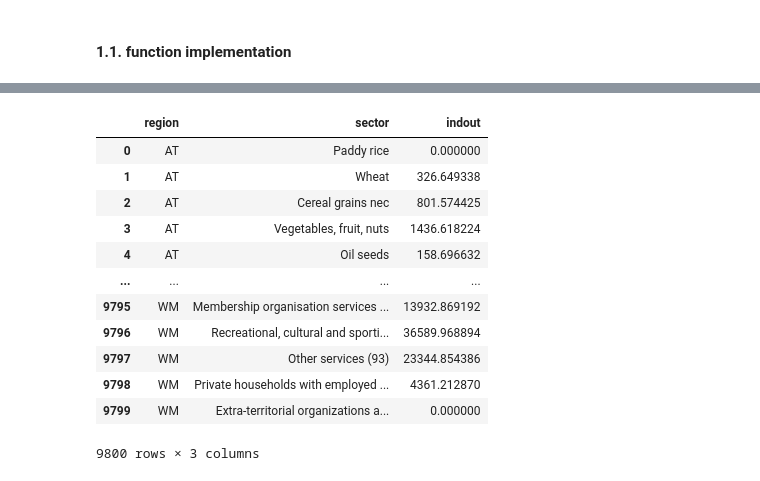
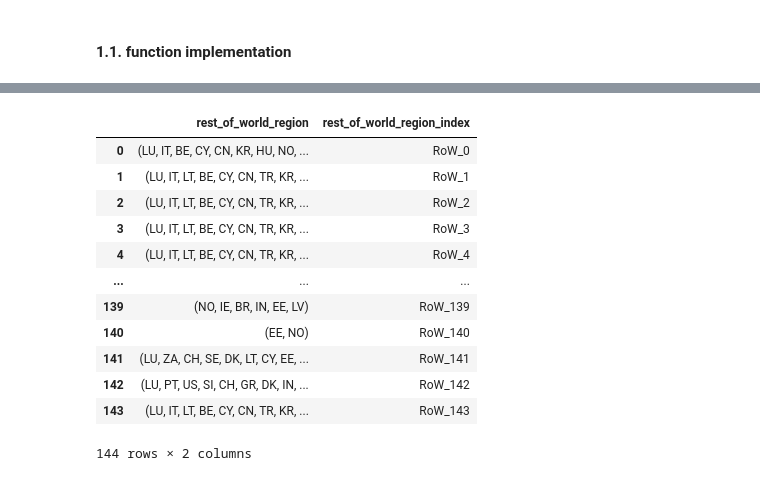
Before and after one commit to brightway-lca/bw_hybrid, a Jupyter notebook: dev/notebooks/function_refactoring/hybridize_preparation_functions.ipynb, the cells around one changed output, grey strips where cells are left out. Cells and saved outputs as stored; diff of their text form; code cells hidden in the pictures.

```diff
--- a/dev/notebooks/function_refactoring/hybridize_preparation_functions.ipynb
+++ b/dev/notebooks/function_refactoring/hybridize_preparation_functions.ipynb
@@ -85,6 +86,8 @@ print(path_list_electricity_prices := os.path.join(path_dir_repo, config['path_l
 # %%
 with open(file = path_dict_io_countries_per_lca_region, mode = 'r', encoding = 'utf-8') as filestream:
     dict_io_countries_per_lca_region: dict = json.load(fp = filestream)
+with open(file = path_dict_io_countries_list_per_lca_region, mode = 'r', encoding = 'utf-8') as filestream:
+    dict_io_countries_list_per_lca_region: dict = json.load(fp = filestream)
 with open(file = path_list_io_countries_and_regions, mode = 'r', encoding = 'utf-8') as filestream:
     list_io_countries_and_regions: list = json.load(fp = filestream)
 with open(file = path_list_io_countries, mode = 'r', encoding = 'utf-8') as filestream:
@@ -309,0 +176,4 @@ df_io_countries_per_lca_region
+# %%
+lca_activities = PRO_f
+lca_master_activities_rest_of_world: pd.DataFrame = lca_activities[lca_activities['io_geography'] == 'RoW']['activityNameId']
+lca_activities_rest_of_world: pd.DataFrame = lca_activities[lca_activities['activityNameId'].isin(lca_master_activities_rest_of_world)]
@@ -309,0 +196,29 @@ df_io_countries_per_lca_region
+# %%
+def new_identify_rest_of_world_regions(
+    lca_activities_in: pd.DataFrame,
+    dict_io_countries_per_lca_region: dict,
+    list_io_countries: list
+) -> pd.DataFrame:
+
+    lca_activities = lca_activities_in.copy()
+
+    lca_master_activities_rest_of_world: pd.DataFrame = lca_activities[lca_activities['io_geography'] == 'RoW']['activityNameId']
+    lca_activities_rest_of_world: pd.DataFrame = lca_activities[lca_activities['activityNameId'].isin(lca_master_activities_rest_of_world)]
+
+    # replace LCA regions (eg. 'Europe without Switzerland') with the associated IO countries (eg. '"AT", "BE", "BG", ...')
+    lca_activities_rest_of_world['io_geography'] = lca_activities_rest_of_world['io_geography'].map(dict_io_countries_per_lca_region).fillna(lca_activities_rest_of_world['io_geography'])
+    agg_lca_activities_rest_of_world = pd.DataFrame(lca_activities_rest_of_world.groupby('activityNameId')['io_geography'].apply(tuple)).reset_index()
+
+    series_rest_of_world_regions = agg_lca_activities_rest_of_world.apply(
+        lambda row: tuple(set(list_io_countries) - set(row['io_geography']) - set(['RoW'])),  # for performance, compare https://stackoverflow.com/a/53343046
+        axis = 1
+    ).unique()
+
+    rest_of_world_regions = pd.DataFrame(
+        data = series_rest_of_world_regions,
+        columns = ['rest_of_world_region']
+    )
+    rest_of_world_regions['rest_of_world_region_index'] = rest_of_world_regions['rest_of_world_region'].factorize()[0]
+    rest_of_world_regions['rest_of_world_region_index'] = 'RoW_' + rest_of_world_regions['rest_of_world_region_index'].astype(str)
+
+    return rest_of_world_regions
@@ -309,0 +227,18 @@ df_io_countries_per_lca_region
+# %%
+test = new_identify_rest_of_world_regions(lca_activities_in=PRO_f, dict_io_countries_per_lca_region=dict_io_countries_per_lca_region, list_io_countries=list_io_countries)
+# %%
+test
+# %% [output]
+|  | rest_of_world_region | rest_of_world_region_index |
+| 0 | (LU, IT, BE, CY, CN, KR, HU, NO, ... | RoW_0 |
+| 1 | (LU, IT, LT, BE, CY, CN, TR, KR, ... | RoW_1 |
+| 2 | (LU, IT, LT, BE, CY, CN, TR, KR, ... | RoW_2 |
+| 3 | (LU, IT, LT, BE, CY, CN, TR, KR, ... | RoW_3 |
+| 4 | (LU, IT, LT, BE, CY, CN, TR, KR, ... | RoW_4 |
+| ... | ... | ... |
+| 139 | (NO, IE, BR, IN, EE, LV) | RoW_139 |
+| 140 | (EE, NO) | RoW_140 |
+| 141 | (LU, ZA, CH, SE, DK, LT, CY, EE, ... | RoW_141 |
+| 142 | (LU, PT, US, SI, CH, GR, DK, IN, ... | RoW_142 |
+| 143 | (LU, IT, LT, BE, CY, CN, TR, KR, ... | RoW_143 |
+144 rows × 2 columns
@@ -346,16 +328,0 @@ def calculate_productions(
-# %%
-exiobase.x
-# %% [output]
-|  | region | sector | indout |
-| 0 | AT | Paddy rice | 0.000000 |
-| 1 | AT | Wheat | 326.649338 |
-| 2 | AT | Cereal grains nec | 801.574425 |
-| 3 | AT | Vegetables, fruit, nuts | 1436.618224 |
-| 4 | AT | Oil seeds | 158.696632 |
-| ... | ... | ... | ... |
-| 9795 | WM | Membership organisation services ... | 13932.869192 |
-| 9796 | WM | Recreational, cultural and sporti... | 36589.968894 |
-| 9797 | WM | Other services (93) | 23344.854386 |
-| 9798 | WM | Private households with employed ... | 4361.212870 |
-| 9799 | WM | Extra-territorial organizations a... | 0.000000 |
-9800 rows × 3 columns
```
Also changed, not shown: parts of 23 cells of this notebook, 3 other files.
